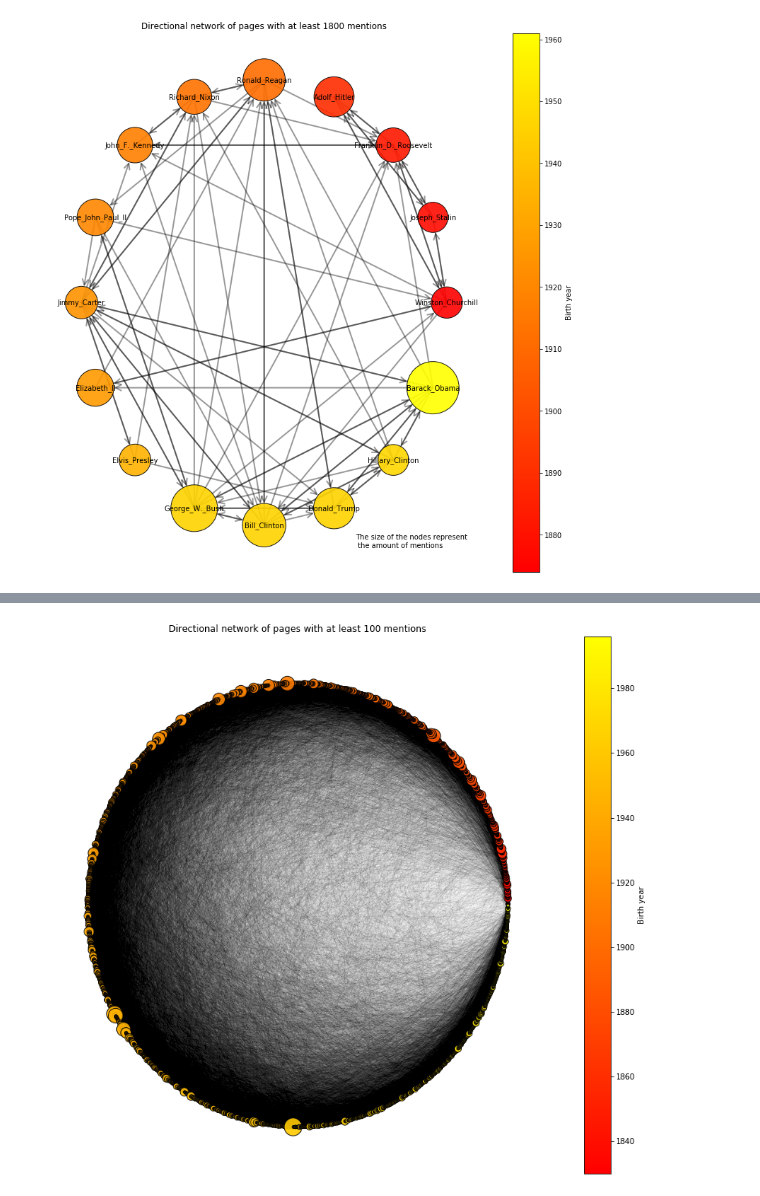
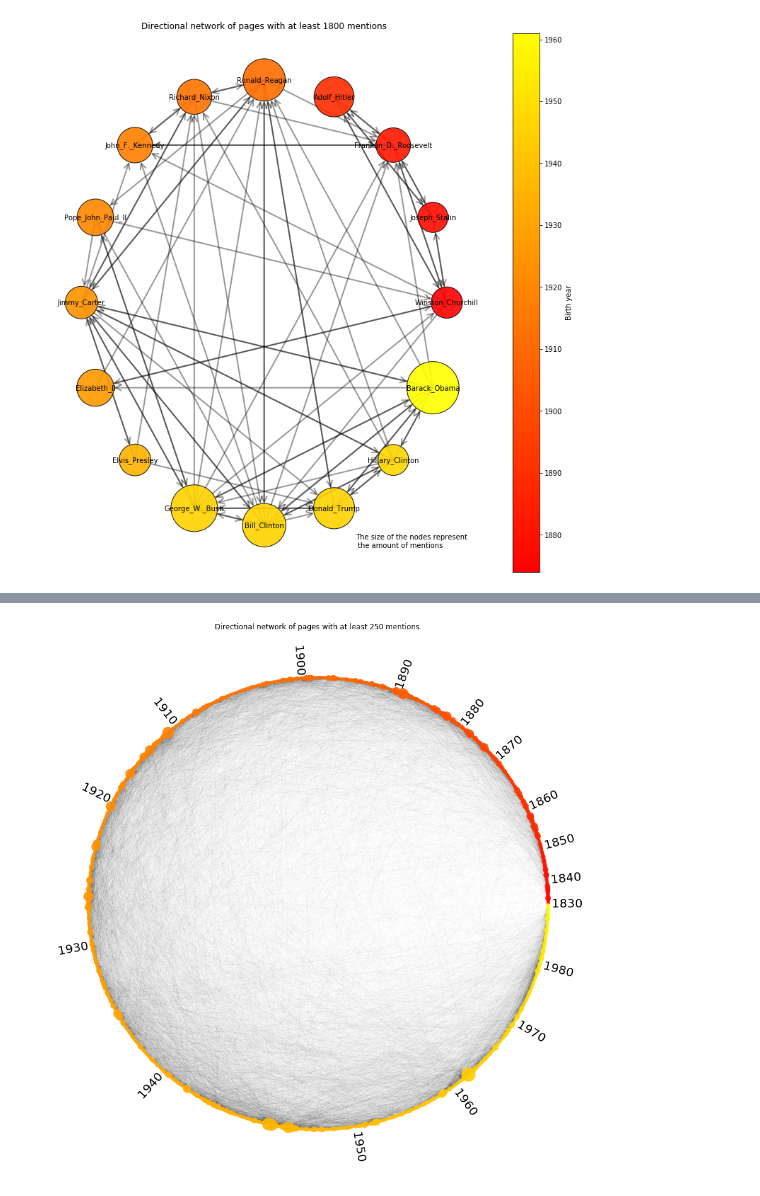
Before and after one commit to Brandevin/Wikipedia_Network, a Jupyter notebook: main.ipynb, the cells around one changed output, grey strips where cells are left out. Saved outputs shown, nothing was run; the diff lists cells and outputs as text; code cells hidden in the pictures.

```diff
--- a/main.ipynb
+++ b/main.ipynb
@@ -280,5 +373,6 @@ This time, only pages that were referenced a total of **100** times will be cons
 # %%
-minimum_mentions=100
+#Same procedure as previous section, except this time the restrictions are smaller.
+minimum_mentions=250
 
 filtered_members2=wikipedia_unified[wikipedia_unified['number_mentions']>minimum_mentions]['name']
 
@@ -286,23 +380,22 @@ wikipedia_unified_filtered2=wikipedia_unified[wikipedia_unified['number_mentions
 
 
 wikipedia_unified_filtered2.loc[:,'links_filtered']=wikipedia_unified_filtered2['links'].apply(lambda x: list(set(x).intersection(filtered_members2)))
-
 wikipedia_unified_filtered2.loc[:,'name']=wikipedia_unified_filtered2['name'].apply(lambda x:unquote(x))
 wikipedia_unified_filtered2.loc[:,'links_filtered']=wikipedia_unified_filtered2['links_filtered'].apply(lambda x:[unquote(x0) for x0 in x])
 
 dict_network2=dict(zip(wikipedia_unified_filtered2['name'],wikipedia_unified_filtered2['links_filtered']))
 
-net2=nx.DiGraph(dict_network2)
-
 year_dict2=dict(zip(wikipedia_unified_filtered2['name'],wikipedia_unified_filtered2['birth_year']))
 number_mentions_dict2=dict(zip(wikipedia_unified_filtered2['name'],wikipedia_unified_filtered2['number_mentions']))
 names_dict2=dict(zip(wikipedia_unified_filtered2['name'],wikipedia_unified_filtered2['name']))
 
+#Building network
+net2=nx.DiGraph(dict_network2)
 nx.set_node_attributes(net2, year_dict2, 'year')
 nx.set_node_attributes(net2, number_mentions_dict2, 'number_mentions')
 
+#Getting biggest strongly connected subset
 subnets = sorted(nx.strongly_connected_components(net2), key=len,reverse=True)
 main_net2=net2.subgraph(subnets[0])
-
 main_net2_names=list(main_net2.nodes)
 # %%
@@ -320,33 +414,66 @@ There are a total of **3989** pages that fit this criteria. By considering only
 # %%
+def return_year(key):
+    return year_dict2[key]
+
+#Creating a label dictionary containing the first person to be mentioned in a given decade
+labels={}
+start_year=1830
+for lab in sorted(main_net2.nodes(),key=return_year):
+    if year_dict2[lab]==start_year:
+        labels[lab]=' {} '.format(year_dict2[lab])
+        start_year+=10
+
+# Node size and node color depending on the number of mentions and the birth year respectively
 node_size = [0.1*nx.get_node_attributes(main_net2, 'number_mentions')[v] for v in main_net2]
 node_color = [1*nx.get_node_attributes(main_net2, 'year')[v] for v in main_net2]
 
 cmap = plt.cm.autumn
 sm = plt.cm.ScalarMappable(cmap=cmap, norm=plt.Normalize(vmin = min(node_color), vmax=max(node_color)))
 
-fig,ax=plt.subplots(figsize=(15,13))
+fig,ax=plt.subplots(figsize=(13,13))
 
+#Network layout in a circular pattern
 pos = nx.shell_layout(main_net2)
 
+#Drawing nodes
 nodes = nx.draw_networkx_nodes(main_net2, pos, node_size=node_size, node_color=node_color,cmap=cmap,edgecolors='black',
-                               norm=plt.Normalize(vmin = min(node_color), vmax=max(node_color)),alpha=0.9)
+                               norm=plt.Normalize(vmin = min(node_color), vmax=max(node_color)),alpha=0.9,
+                              linewidths =0)
+#Drawing edges
 edges = nx.draw_networkx_edges(
     main_net2,
     pos,
     node_size=node_size,
     arrowstyle="->",
     arrowsize=10,
-    width=0.1,
+    width=0.05,
     alpha=0.2
 )
-plt.title('Directional network of pages with at least {} mentions'.format(minimum_mentions))
+
+#Drawing labels and changing the angle accordingly to the position in the network
+labels=nx.draw_networkx_labels(main_net2,pos,labels,font_size=20,bold=True,font_color ='black')
+theta = {k: np.arctan2(v[1], v[0]) * 180/np.pi for k, v in pos.items() }
+
+for key,t in labels.items():
+    if 90 < theta[key] or theta[key] < -90 :
+        angle = 180 + theta[key]
+        t.set_ha('right')
+    else:
+        angle = theta[key]
+        t.set_ha('left')
+    t.set_va('center')
+    t.set_rotation(angle)
+    t.set_rotation_mode('anchor')
+
+plt.xlim(-1.2,1.2)
+plt.ylim(-1.2,1.2)
+plt.title('Directional network of pages with at least {} mentions.'.format(minimum_mentions))
 
 ax.spines['right'].set_visible(False)
 ax.spines['top'].set_visible(False)
 ax.spines['left'].set_visible(False)
 ax.spines['bottom'].set_visible(False)
-cbar=plt.colorbar(sm);
-cbar.ax.set_ylabel('Birth year', rotation=90);
+plt.tight_layout()
 # %% [output]
-[figure, old version]
+[figure, new version]
 # %%
```
Also changed, not shown: parts of 28 cells of this notebook.
